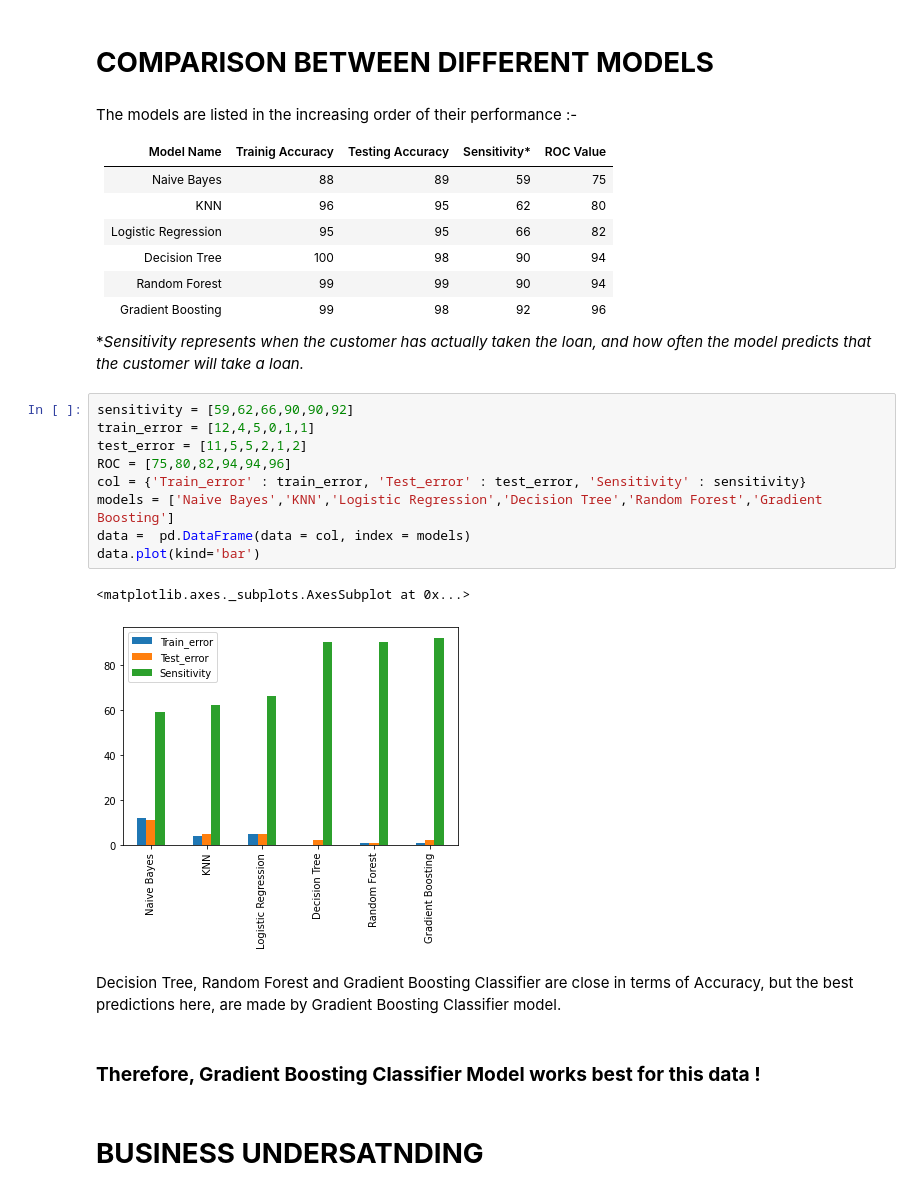
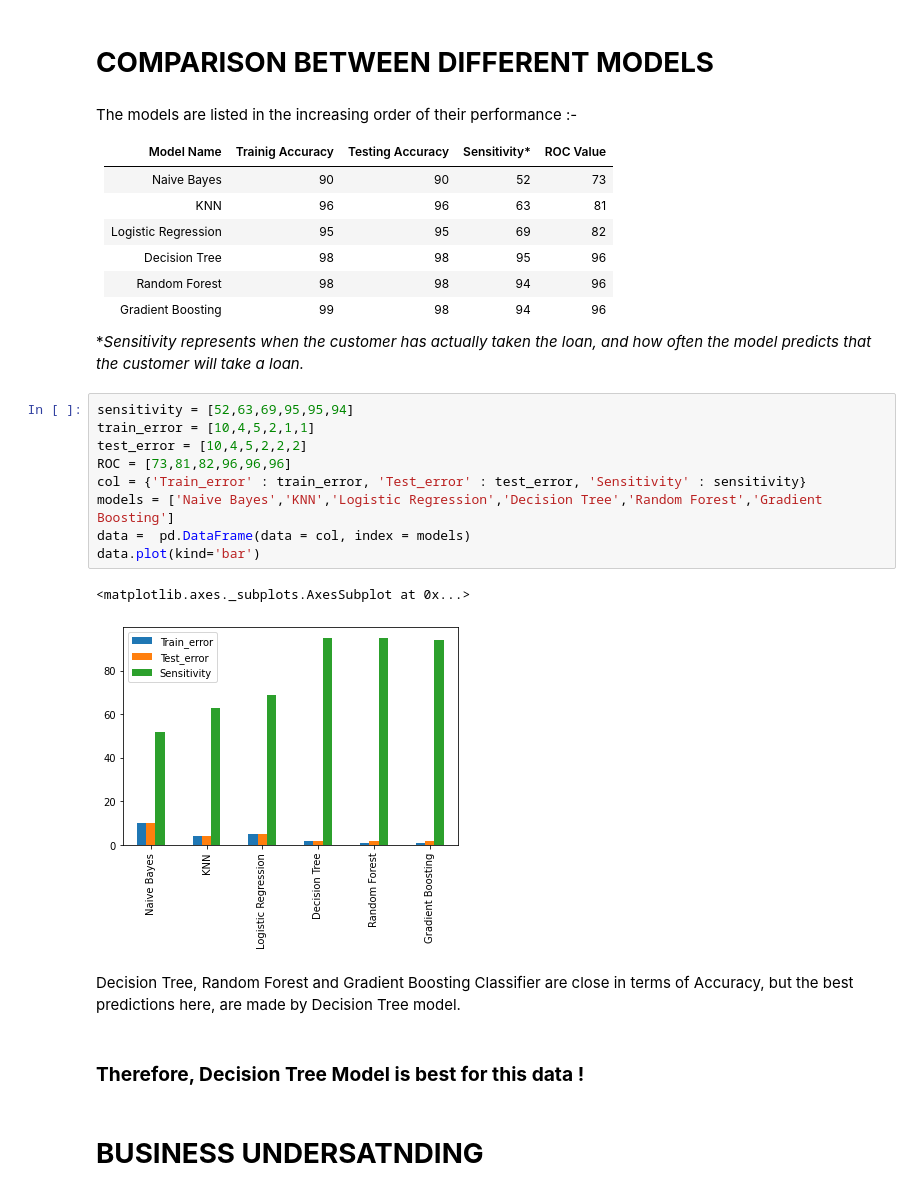
Before and after one commit to yash-rai22/Marketing-Campaign-for-Banking-Products, a Jupyter notebook: MLproject.ipynb, the cells around one changed output. Saved outputs shown, nothing was run; the diff lists cells and outputs as text.

```diff
--- a/MLproject.ipynb
+++ b/MLproject.ipynb
@@ -639,33 +639,33 @@ The models are listed in the increasing order of their performance :-
 
 | Model Name | Trainig Accuracy | Testing Accuracy | Sensitivity* | ROC Value |
 | :- | :-: | :-: | :-: | :-: |
-| Naive Bayes | 88 | 89 | 59 | 75 |
-| KNN | 96 | 95 | 62 | 80 |
-| Logistic Regression | 95 | 95 | 66 | 82 |
-| Decision Tree | 100 | 98 | 90 | 94 |
-| Random Forest  | 99 | 99 | 90 | 94 |
-| Gradient Boosting | 99 | 98 | 92 | 96 |
+| Naive Bayes | 90 | 90 | 52 | 73 |
+| KNN | 96 | 96 | 63 | 81 |
+| Logistic Regression | 95 | 95 | 69 | 82 |
+| Decision Tree | 98 | 98 | 95 | 96 |
+| Random Forest  | 98 | 98 | 94 | 96 |
+| Gradient Boosting | 99 | 98 | 94 | 96 |
 
 
 
 
 **Sensitivity represents when the customer has actually taken the loan, and how often the model predicts that the customer will take a loan.*
 # %%
-sensitivity = [59,62,66,90,90,92]
-train_error = [12,4,5,0,1,1]
-test_error = [11,5,5,2,1,2]
-ROC = [75,80,82,94,94,96]
+sensitivity = [52,63,69,95,95,94]
+train_error = [10,4,5,2,1,1]
+test_error = [10,4,5,2,2,2]
+ROC = [73,81,82,96,96,96]
 col = {'Train_error' : train_error, 'Test_error' : test_error, 'Sensitivity' : sensitivity}
 models = ['Naive Bayes','KNN','Logistic Regression','Decision Tree','Random Forest','Gradient Boosting']
 data =  pd.DataFrame(data = col, index = models)
 data.plot(kind='bar')
 # %% [output]
 <matplotlib.axes._subplots.AxesSubplot at 0x...>
-[figure, old version]
+[figure, new version]
 # %% [markdown]
-Decision Tree, Random Forest and Gradient Boosting Classifier are close in terms of Accuracy, but the best predictions here, are made by Gradient Boosting Classifier model.
+Decision Tree, Random Forest and Gradient Boosting Classifier are close in terms of Accuracy, but the best predictions here, are made by Decision Tree model.
 # %% [markdown]
-### **Therefore, Gradient Boosting Classifier Model works best for this data !**
+### **Therefore, Decision Tree Model is best for this data !**
 # %% [markdown]
 # **BUSINESS UNDERSATNDING**
 # %% [markdown]
```
Also changed, not shown: parts of 25 cells of this notebook.
